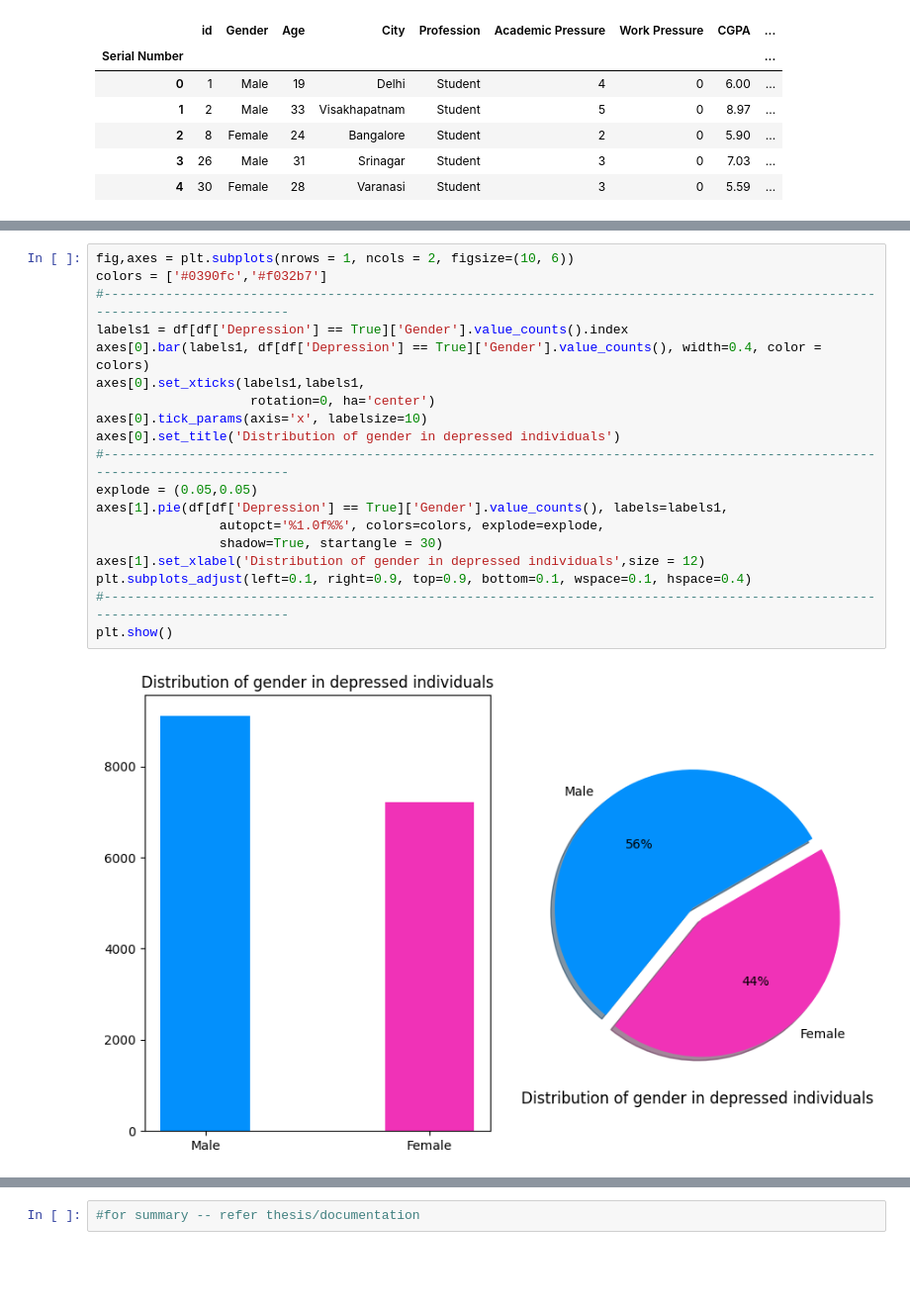
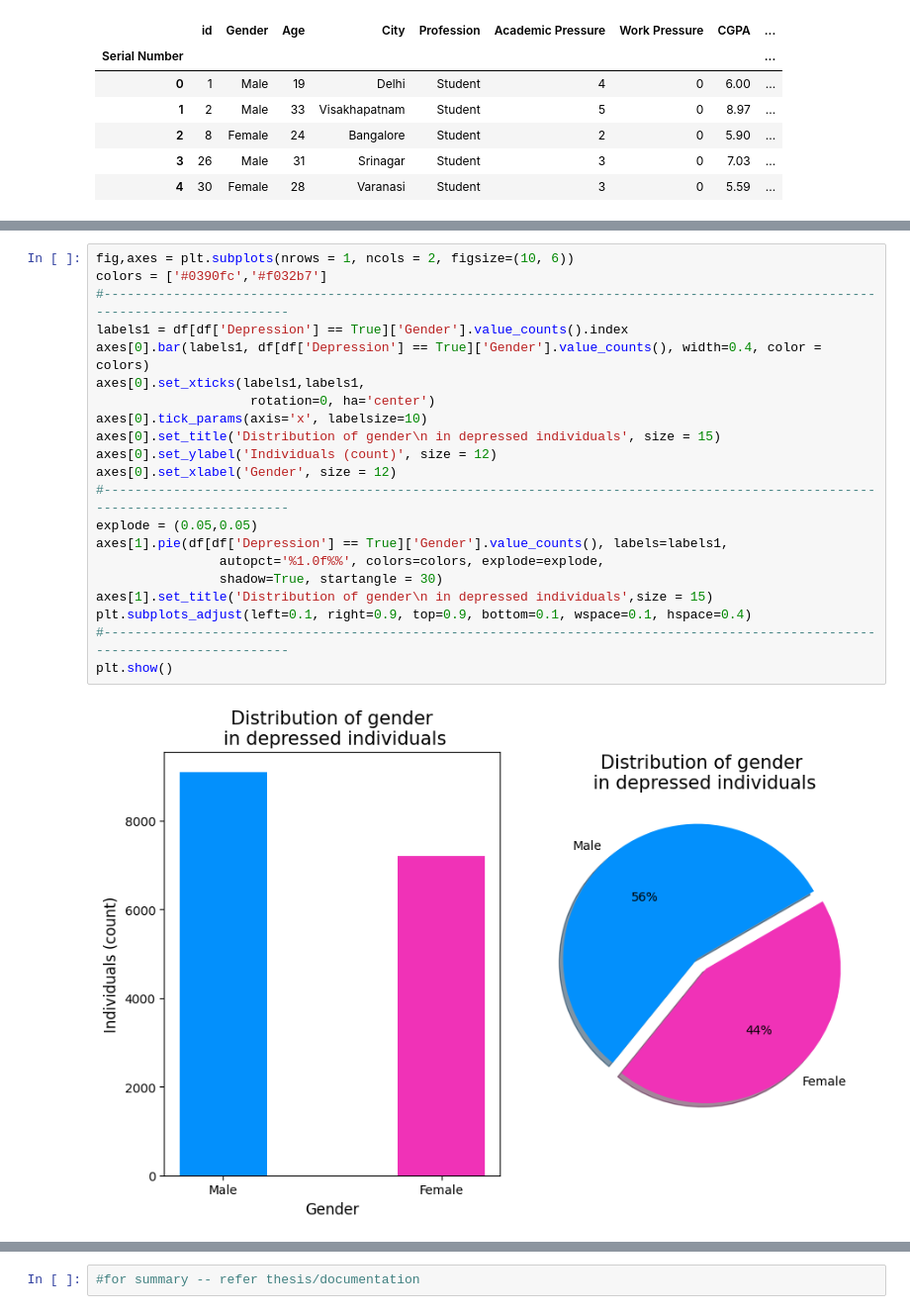
Before and after one commit to gagankumar2488/student_depression_data_analysis, a Jupyter notebook: analysis/analysis_process.ipynb, the cells around one changed output, grey strips where cells are left out. Shown at 99% size. Saved outputs shown, nothing was run; the diff lists cells and outputs as text; blank space fills up the shorter version.

```diff
--- a/analysis/analysis_process.ipynb
+++ b/analysis/analysis_process.ipynb
@@ -75,24 +76,26 @@ plt.show()
 # %%
 fig,axes = plt.subplots(nrows = 1, ncols = 2, figsize=(10, 6))
 colors = ['#0390fc','#f032b7']
 #-----------------------------------------------------------------------------------------------------------------------------
 labels1 = df[df['Depression'] == True]['Gender'].value_counts().index
 axes[0].bar(labels1, df[df['Depression'] == True]['Gender'].value_counts(), width=0.4, color = colors)
 axes[0].set_xticks(labels1,labels1,
                     rotation=0, ha='center')
 axes[0].tick_params(axis='x', labelsize=10)
-axes[0].set_title('Distribution of gender in depressed individuals')
+axes[0].set_title('Distribution of gender\n in depressed individuals', size = 15)
+axes[0].set_ylabel('Individuals (count)', size = 12)
+axes[0].set_xlabel('Gender', size = 12)
 #-----------------------------------------------------------------------------------------------------------------------------
 explode = (0.05,0.05)
 axes[1].pie(df[df['Depression'] == True]['Gender'].value_counts(), labels=labels1,
                 autopct='%1.0f%%', colors=colors, explode=explode,
                 shadow=True, startangle = 30)
-axes[1].set_xlabel('Distribution of gender in depressed individuals',size = 12)
+axes[1].set_title('Distribution of gender\n in depressed individuals',size = 15)
 plt.subplots_adjust(left=0.1, right=0.9, top=0.9, bottom=0.1, wspace=0.1, hspace=0.4)
 #-----------------------------------------------------------------------------------------------------------------------------
 plt.show()
 # %% [output]
-[figure, old version]
+[figure, new version]
 # %%
 fig,axes = plt.subplots(nrows = 1, ncols = 2, figsize=(10, 6))
 colors = ['#0390fc','#f032b7']
```
Also changed, not shown: parts of 14 cells of this notebook.
